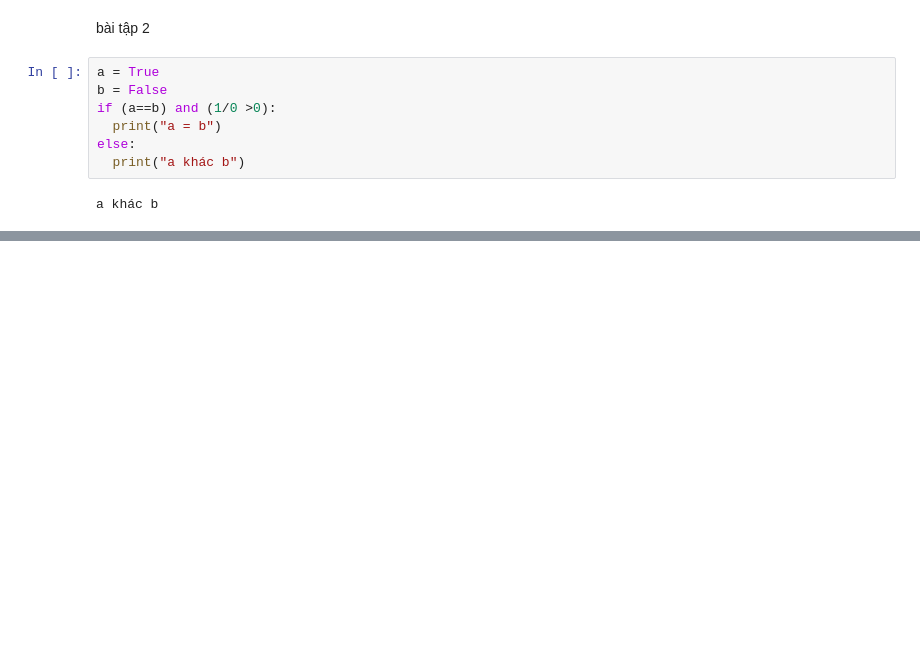
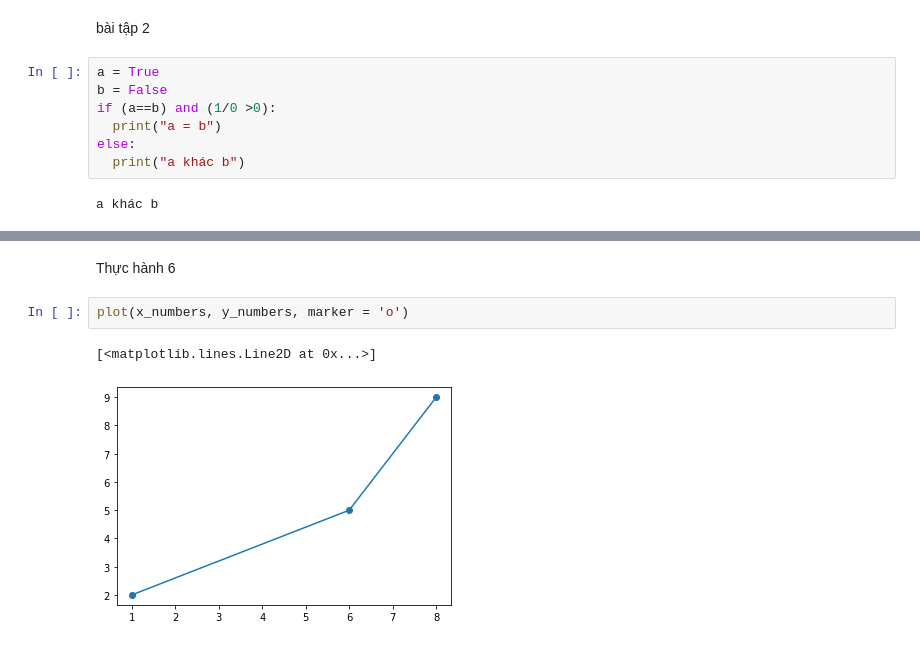
Before and after one commit to 0934084485/thuchanhtoancc, a Jupyter notebook: Week1.ipynb, the cells around one changed output, grey strips where cells are left out. Cells and saved outputs as stored; diff of their text form; blank space fills up the shorter version.

```diff
--- a/Week1.ipynb
+++ b/Week1.ipynb
@@ -202,0 +307,7 @@ a khác b
+# %% [markdown]
+Thực hành 6
+# %%
+plot(x_numbers, y_numbers, marker = 'o')
+# %% [output]
+[<matplotlib.lines.Line2D at 0x...>]
+[figure, added]
```
Also changed, not shown: parts of 67 cells of this notebook.
